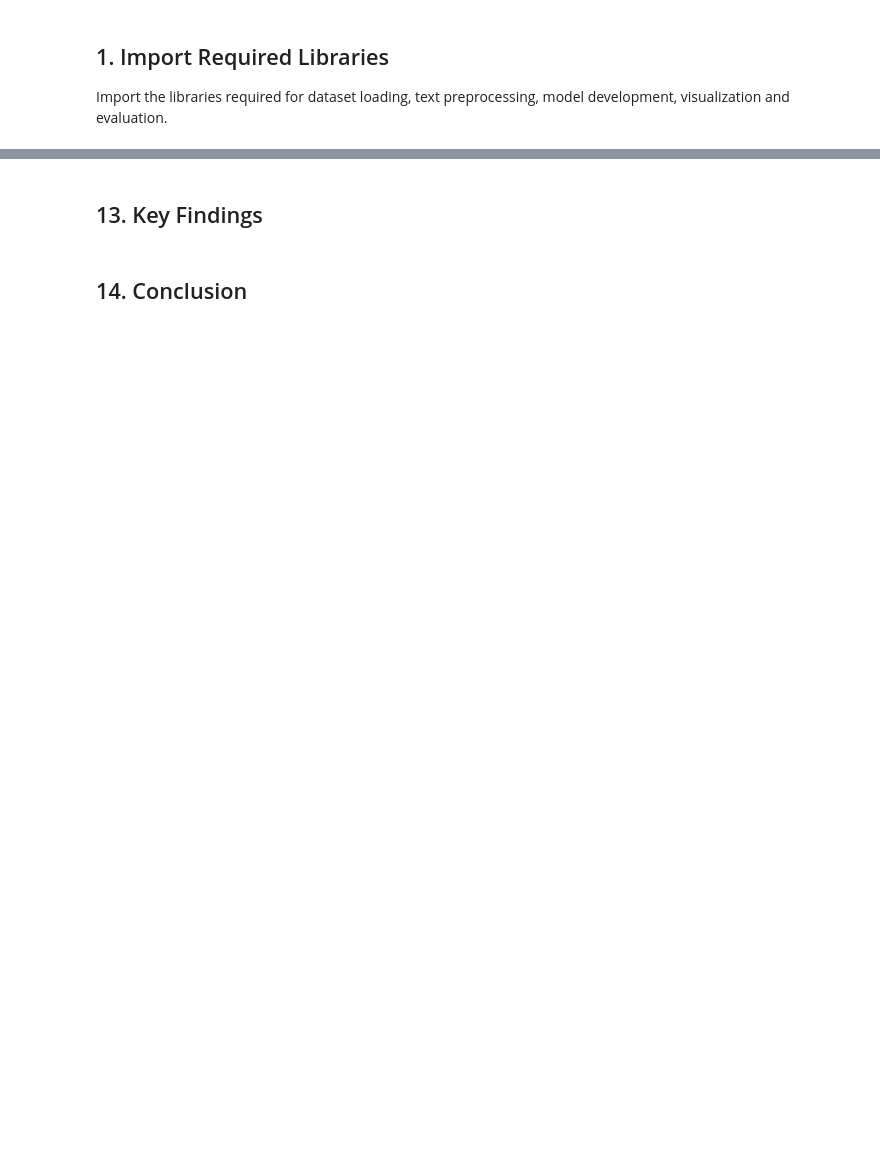
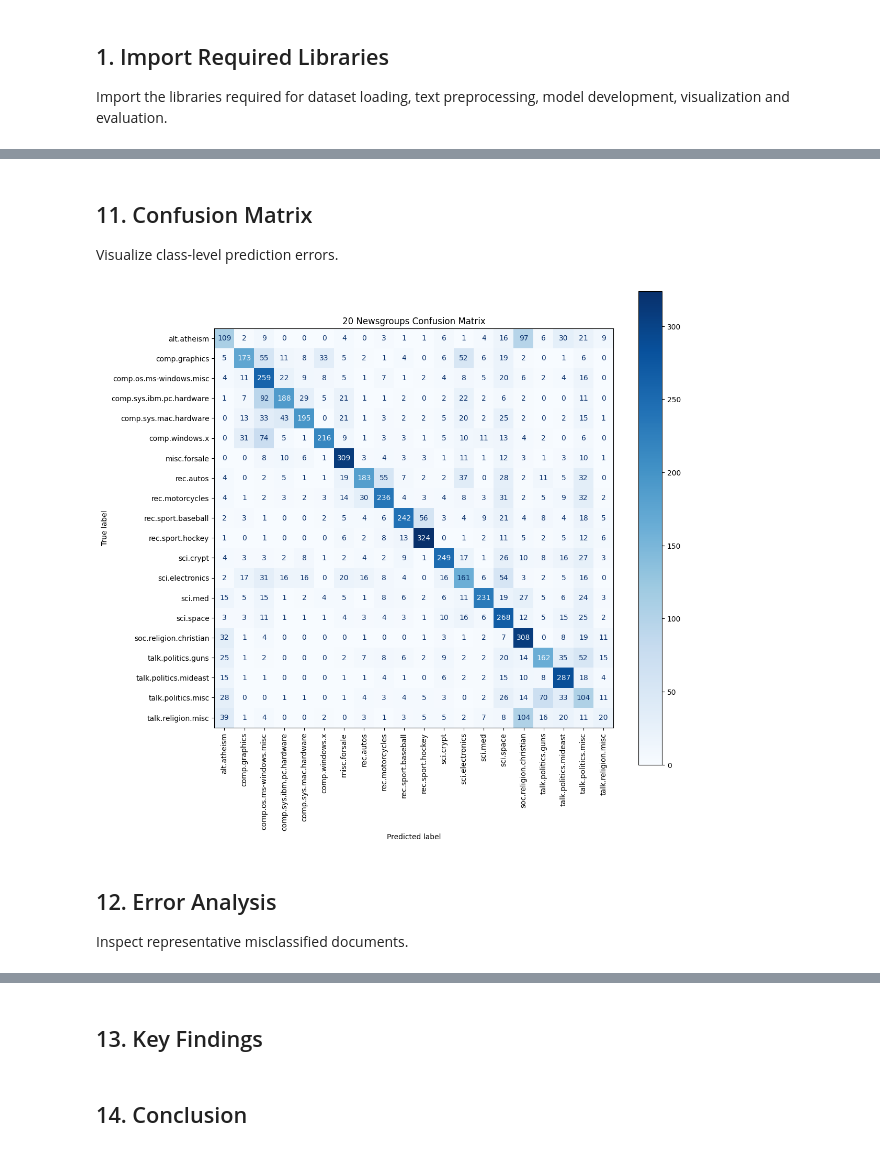
Before and after one commit to praneeth-cs/Deep-Learning-Projects, a Jupyter notebook: Transformer - 20 Newsgroups Classification/Transformer_20_Newsgroups_Classification.ipynb, the cells around one changed output, grey strips where cells are left out. Saved outputs shown, nothing was run; the diff lists cells and outputs as text; code cells hidden in the pictures; blank space fills up the shorter version.

```diff
--- a/Transformer - 20 Newsgroups Classification/Transformer_20_Newsgroups_Classification.ipynb
+++ b/Transformer - 20 Newsgroups Classification/Transformer_20_Newsgroups_Classification.ipynb
@@ -436,0 +153,16 @@ for idx in sample_indices:
+# %%
+batch_size = 64
+
+train_data = tf.data.Dataset.from_tensor_slices((x_train, train_labels)).shuffle(
+    len(x_train), seed=42, reshuffle_each_iteration=True
+).batch(batch_size).prefetch(tf.data.AUTOTUNE)
+
+val_data = tf.data.Dataset.from_tensor_slices((x_val, val_labels)).batch(
+    batch_size
+).prefetch(tf.data.AUTOTUNE)
+
+test_data = tf.data.Dataset.from_tensor_slices((x_test, test_labels)).batch(
+    batch_size
+).prefetch(tf.data.AUTOTUNE)
+
+print("Batch Size:", batch_size)
@@ -436,0 +490,18 @@ for idx in sample_indices:
+# %%
+test_loss, test_accuracy = transformer_model.evaluate(
+    x_test,
+    test_labels,
+    batch_size=32,
+    verbose=1
+)
+
+probabilities = transformer_model.predict(
+    x_test,
+    batch_size=32,
+    verbose=1
+)
+
+predictions = np.argmax(probabilities, axis=1)
+
+print(f"Test Loss: {test_loss:.4f}")
+print(f"Test Accuracy: {test_accuracy:.4f}")
@@ -436,0 +542,20 @@ for idx in sample_indices:
+# %% [markdown]
+## 11. Confusion Matrix
+
+Visualize class-level prediction errors.
+# %%
+cm = confusion_matrix(test_labels, predictions)
+fig, ax = plt.subplots(figsize=(12,11))
+ConfusionMatrixDisplay(
+    confusion_matrix=cm,
+    display_labels=class_names
+).plot(ax=ax, cmap="Blues", xticks_rotation=90, values_format="d")
+plt.title("20 Newsgroups Confusion Matrix")
+plt.tight_layout()
+plt.show()
+# %% [output]
+[figure, added]
+# %% [markdown]
+## 12. Error Analysis
+
+Inspect representative misclassified documents.
```
Also changed, not shown: parts of 44 cells of this notebook.
